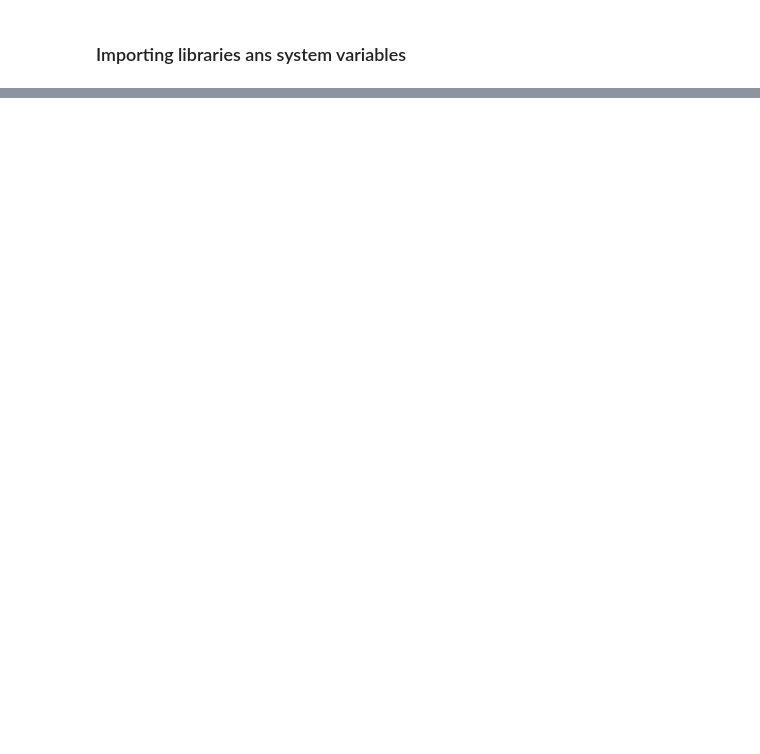
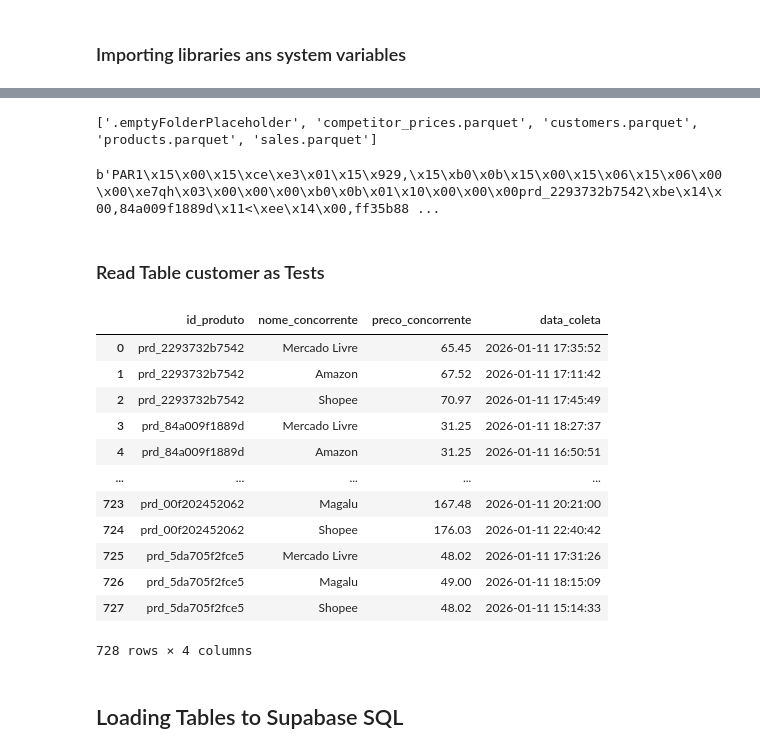
Before and after one commit to ErickVisone/data_engineering, a Jupyter notebook: data_engineering_jornada/Ingestion.ipynb, the cells around one changed output, grey strips where cells are left out. Drawn from its saved outputs; the diff is of its cells as text; code cells hidden in the pictures; blank space fills up the shorter version.

```diff
--- a/data_engineering_jornada/Ingestion.ipynb
+++ b/data_engineering_jornada/Ingestion.ipynb
@@ -34,4 +37,5 @@ s3 = boto3.client(
 # %%
-response = s3.list_objects_v2(Bucket="datalake_ecommerce")
-print(response)
+# getting the payload
+response_names = s3.list_objects_v2(Bucket= bucket)
+display(response_names)
 # %% [output]
@@ -38,0 +59,36 @@ SSLError: SSL validation failed for https://euulljnszzfohgnxcgbg.storage.supabas
+# %%
+# Storing files to read in Pandas
+files = [obj["Key"] for obj in response_names["Contents"]]
+print(files)
+# %% [output]
+['.emptyFolderPlaceholder', 'competitor_prices.parquet', 'customers.parquet', 'products.parquet', 'sales.parquet']
+# %%
+# Checking if the files are being read
+file_key = files[1]
+response_objects = s3.get_object(Bucket= bucket, Key=file_key)
+parquet_bytes = response_objects["Body"].read()
+print(parquet_bytes)
+# %% [output]
+b'PAR1\x15\x00\x15\xce\xe3\x01\x15\x929,\x15\xb0\x0b\x15\x00\x15\x06\x15\x06\x00\x00\xe7qh\x03\x00\x00\x00\xb0\x0b\x01\x10\x00\x00\x00prd_2293732b7542\xbe\x14\x00,84a009f1889d\x11<\xee\x14\x00,ff35b88 ...
+# %% [markdown]
+### Read Table customer as Tests
+# %%
+# Using pandas and IO to read the files
+df_customer = pd.read_parquet(io.BytesIO(parquet_bytes))
+display(df_customer)
+# %% [output]
+|  | id_produto | nome_concorrente | preco_concorrente | data_coleta |
+| 0 | prd_2293732b7542 | Mercado Livre | 65.45 | 2026-01-11 17:35:52 |
+| 1 | prd_2293732b7542 | Amazon | 67.52 | 2026-01-11 17:11:42 |
+| 2 | prd_2293732b7542 | Shopee | 70.97 | 2026-01-11 17:45:49 |
+| 3 | prd_84a009f1889d | Mercado Livre | 31.25 | 2026-01-11 18:27:37 |
+| 4 | prd_84a009f1889d | Amazon | 31.25 | 2026-01-11 16:50:51 |
+| ... | ... | ... | ... | ... |
+| 723 | prd_00f202452062 | Magalu | 167.48 | 2026-01-11 20:21:00 |
+| 724 | prd_00f202452062 | Shopee | 176.03 | 2026-01-11 22:40:42 |
+| 725 | prd_5da705f2fce5 | Mercado Livre | 48.02 | 2026-01-11 17:31:26 |
+| 726 | prd_5da705f2fce5 | Magalu | 49.00 | 2026-01-11 18:15:09 |
+| 727 | prd_5da705f2fce5 | Shopee | 48.02 | 2026-01-11 15:14:33 |
+728 rows × 4 columns
+# %% [markdown]
+## Loading Tables to Supabase SQL
```
Also changed, not shown: parts of 8 cells of this notebook, 6 other files.
